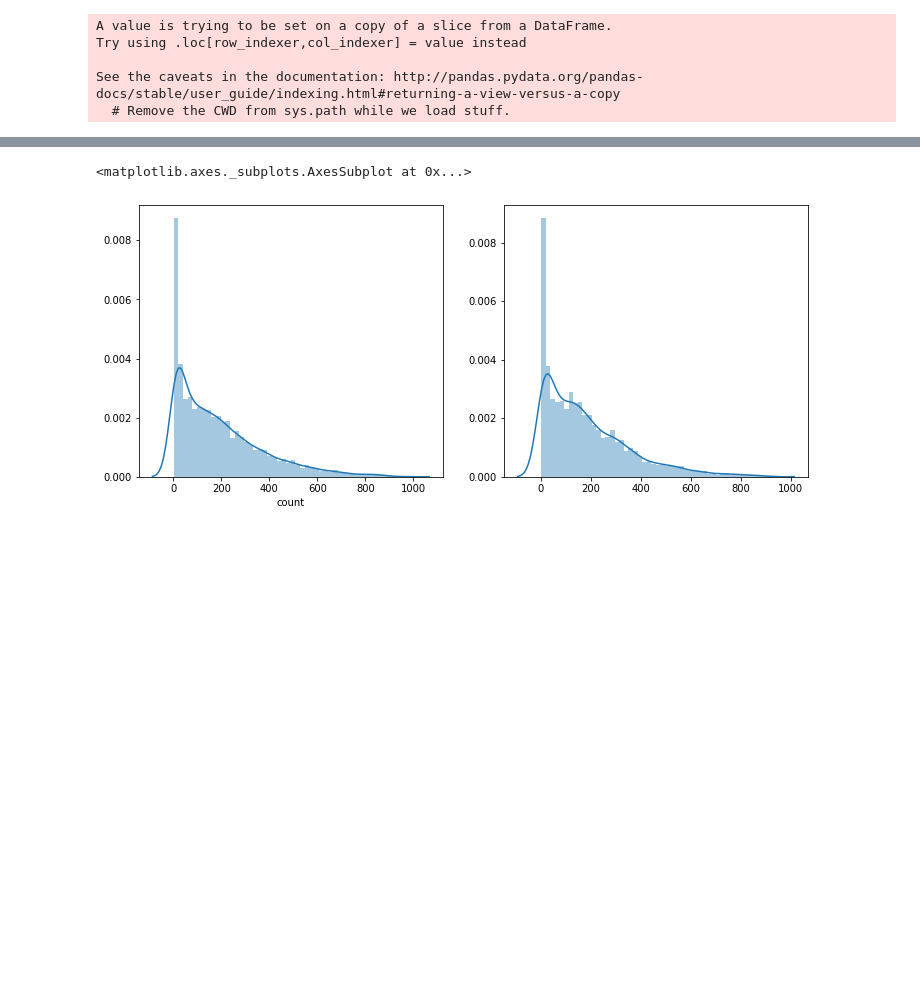
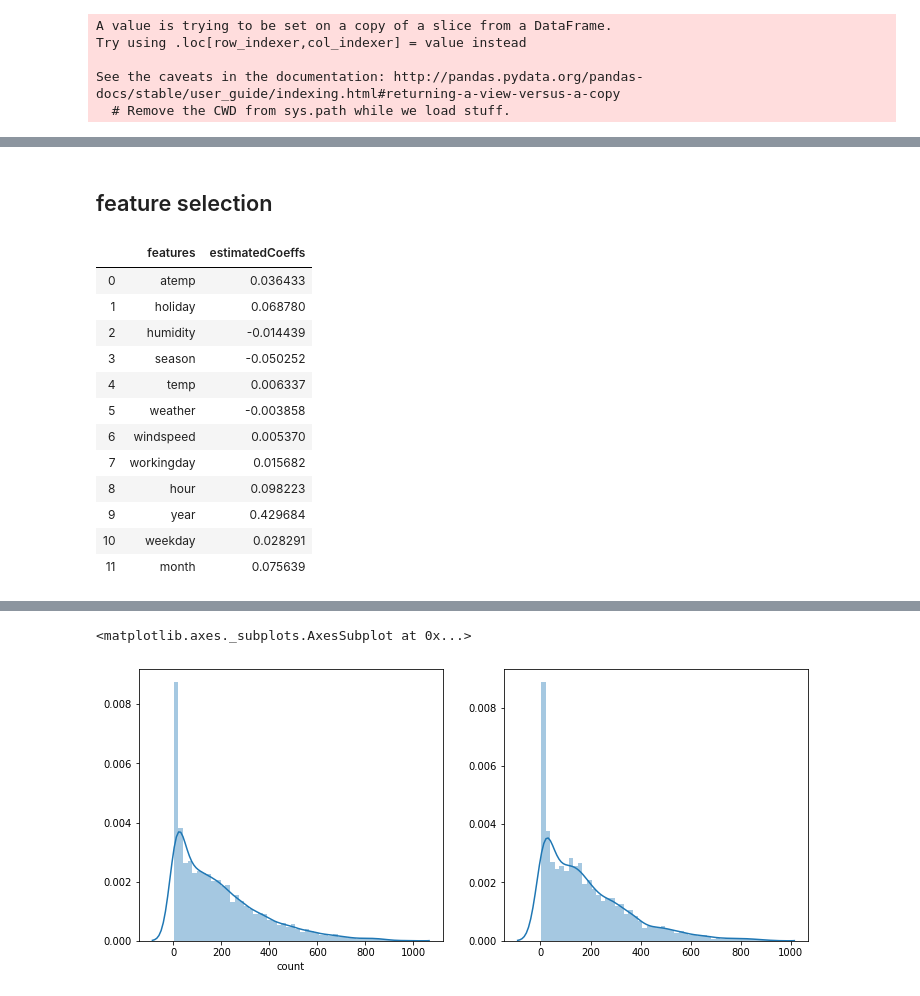
Before and after one commit to samileyang/bikesharing, a Jupyter notebook: bikesharing for ML.ipynb, the cells around one changed output, grey strips where cells are left out. Cells and saved outputs as stored; diff of their text form; code cells hidden in the pictures; blank space fills up the shorter version.

```diff
--- a/bikesharing for ML.ipynb
+++ b/bikesharing for ML.ipynb
@@ -287,0 +309,19 @@ RMSLE Value For Gradient Boost:  0.18936954672799974
+# %% [markdown]
+## feature selection
+# %%
+pd.DataFrame( list(zip(dataTrain.columns,lModel.coef_)),
+            columns=['features', 'estimatedCoeffs'])
+# %% [output]
+|  | features | estimatedCoeffs |
+| 0 | atemp | 0.036433 |
+| 1 | holiday | 0.068780 |
+| 2 | humidity | -0.014439 |
+| 3 | season | -0.050252 |
+| 4 | temp | 0.006337 |
+| 5 | weather | -0.003858 |
+| 6 | windspeed | 0.005370 |
+| 7 | workingday | 0.015682 |
+| 8 | hour | 0.098223 |
+| 9 | year | 0.429684 |
+| 10 | weekday | 0.028291 |
+| 11 | month | 0.075639 |
```
Also changed, not shown: parts of 24 cells of this notebook.
